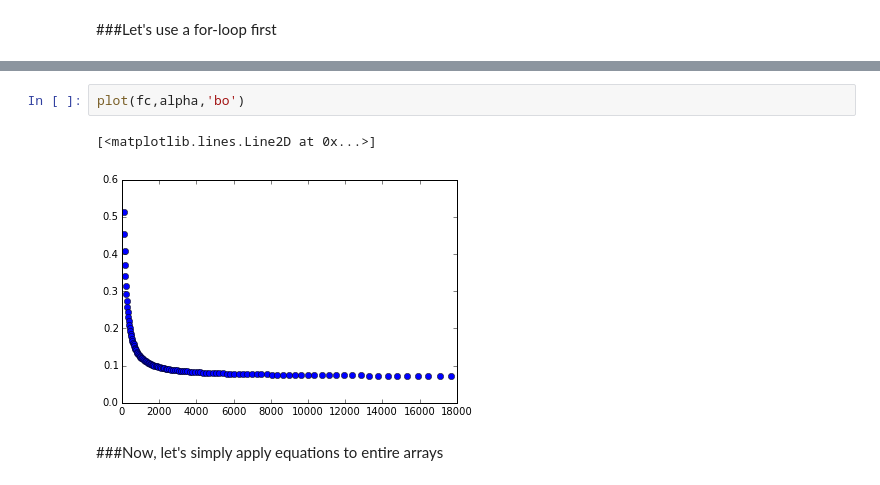
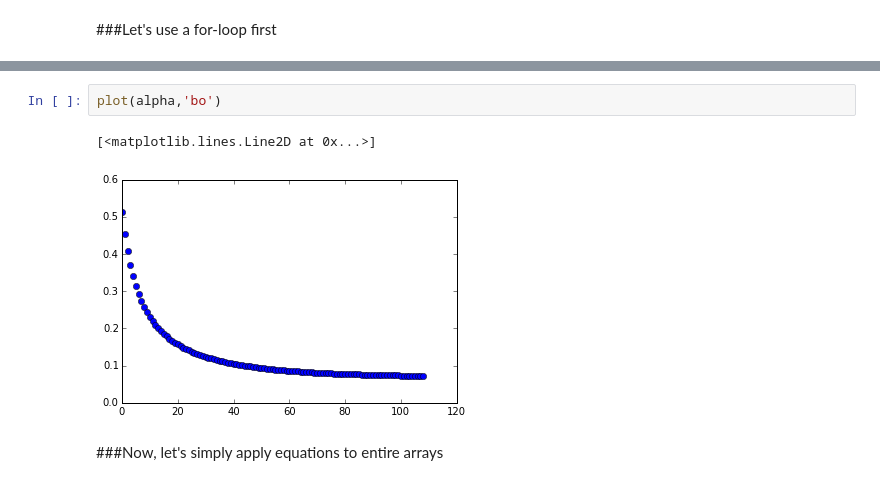
Before and after one commit to stephencwelch/Perceptual-Coding-In-Python, a Jupyter notebook: Explore PEAQ (MC).ipynb, the cells around one changed output, grey strips where cells are left out. Cells and saved outputs as stored; diff of their text form.

```diff
--- a/Explore PEAQ (MC).ipynb
+++ b/Explore PEAQ (MC).ipynb
@@ -1171,8 +1173,8 @@ print timeElapsed
 # %%
-plot(fc,alpha,'bo')
+plot(alpha,'bo')
 # %% [output]
 [<matplotlib.lines.Line2D at 0x...>]
-[figure, old version]
+[figure, new version]
 # %% [markdown]
 ###Now, let's simply apply equations to entire arrays
 # %%
```
Also changed, not shown: parts of 25 cells of this notebook.
